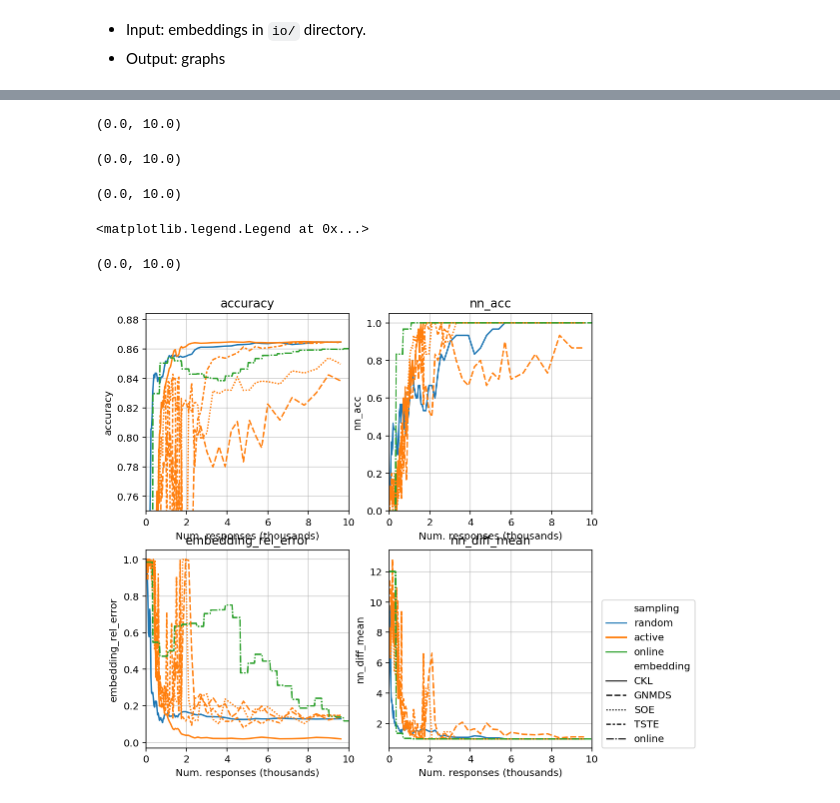
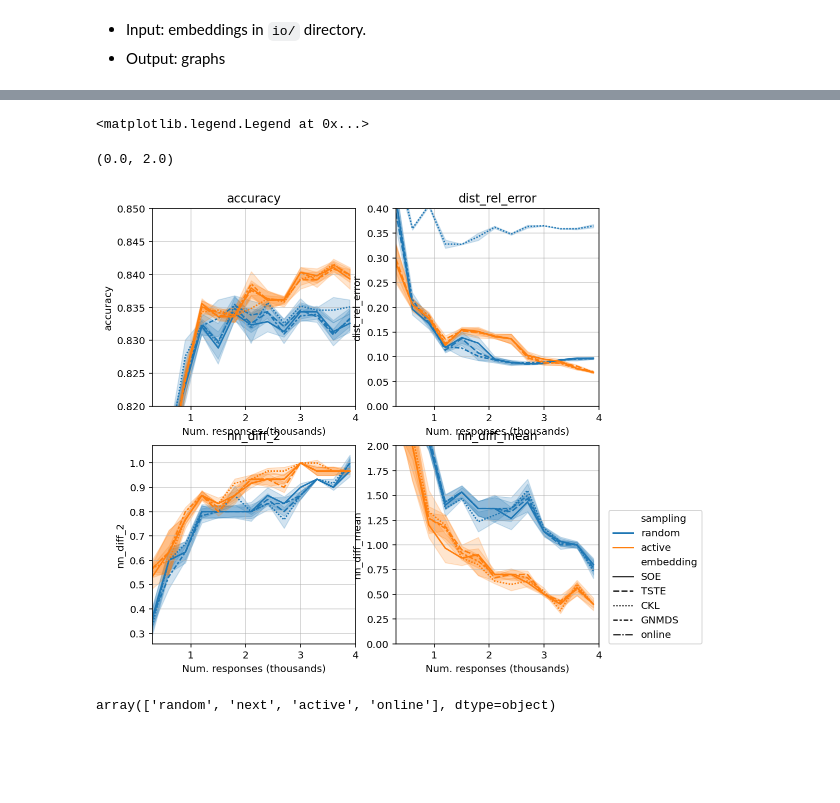
Before and after one commit to stsievert/salmon-experiments, a Jupyter notebook: alien-egg/Viz.ipynb, the cells around one changed output, grey strips where cells are left out. Saved outputs shown, nothing was run; the diff lists cells and outputs as text; code cells hidden in the pictures; blank space fills up the shorter version.

```diff
--- a/alien-egg/Viz.ipynb
+++ b/alien-egg/Viz.ipynb
@@ -94,0 +66,9 @@ len(perf)
+# %%
+import yaml
+with open(DIR / "config_RR.yaml", "r") as f:
+    config = yaml.safe_load(f)
+rare = [t.split("/")[-2] for t in config["targets"]]
+mrare = [t.strip("i.png' ") for t in rare]
+targets = [int(t) for t in mrare]
+perf = [{**meta, **stats.collect(embedding, targets, X_test)} for embedding, meta in data]
+len(perf)
@@ -124,0 +103,18 @@ df.shape = (633, 67)
+# %%
+df = pd.DataFrame(perf)
+
+fname = ""
+online = pd.read_csv(DIR / "history_RR.csv")
+online["alg"] = online["perf__ident"] = "RR (online)"
+
+print(df.ident.unique())
+df["sampling"] = df.ident.apply(lambda s: s.split("-")[0] if "next" not in s else "next")
+print(df.sampling.unique())
+df["embedding"] = df.ident.apply(lambda s: s.split("-")[-1])
+online["sampling"] = "online"
+online["embedding"] = "online"
+df = pd.concat((df, online))
+print("df.shape =", df.shape)
+
+df.drop(columns=["css", "debrief", "instructions", "samplers"], inplace=True)
+df.head()
@@ -148,47 +161,50 @@ Index(['responses*R', 'alg', 'd', 'dataset', 'init', 'max_queries', 'n',
       dtype='object')
 # %%
-HUE_ORDER = ["random", "active", "online"]
+HUE_ORDER = ["random", "active"]#, "online"]#, "next"]
 # %%
 import seaborn as sns
 import matplotlib.pyplot as plt
 
 df["n_responses/1000"] = df.n_responses / 1000
-Y = ["accuracy", "nn_acc", "embedding_rel_error", "nn_diff_mean"]
+Y = ["accuracy", "dist_rel_error", "nn_diff_2", "nn_diff_mean"]
 # Y = ["accuracy", "perf__loss_test", "embedding_rel_error", "nn_diff_mean"]
 
 w = 4
 fig, axs = plt.subplots(ncols=2, nrows=2, figsize=(2 * w, 2.0 * w))
 for k, (y, ax) in enumerate(zip(Y, axs.flatten())):
     ax = sns.lineplot(
         x="n_responses/1000",
         y=y,
         hue="sampling",
         style="embedding",
         hue_order=HUE_ORDER,
 #         marker="o",
 #         data=df,
         data=df,#[df.embedding.isin(["online", "CKL"])],
         ax=ax,
+        ci="sd",
+        estimator="median",
     )
     _ = ax.set_xlabel("Num. responses (thousands)")
     ax.grid(alpha=0.6)
     if k != 3:
         ax.legend_.remove()
     else:
         ax.legend(loc=(1.05, 0))
     _ = ax.set_title(y)
 
 #     ax.set_xscale("log")
     if "accu" in y:
-        _ = ax.set_ylim(0.75, None)
+        _ = ax.set_ylim(0.82, 0.85)
     elif "nn_acc" in y:
         _ = ax.set_ylim(0.0, 1.05)
-    ax.set_xlim(0, 10)
-#     ax.set_xlim(0.2, 20)
+    elif "nn_diff_mean" in y:
+        ax.set_ylim(0, 2)
+    _ = ax.set_xlim(0, 8)
+    _ = ax.set_xlim(0.3, 4)
+    if "rel_error" in y:
+        _ = ax.set_ylim(0, 0.4)
 # %% [output]
-(0.0, 10.0)
+<matplotlib.legend.Legend at 0x...>
-(0.0, 10.0)
+(0.0, 2.0)
-(0.0, 10.0)
-<matplotlib.legend.Legend at 0x...>
-(0.0, 10.0)
-[figure, old version]
+[figure, new version]
@@ -194,0 +235,4 @@ for k, (y, ax) in enumerate(zip(Y, axs.flatten())):
+# %%
+df.sampling.unique()
+# %% [output]
+array(['random', 'next', 'active', 'online'], dtype=object)
```
Also changed, not shown: parts of 38 cells of this notebook, 1 other file.
